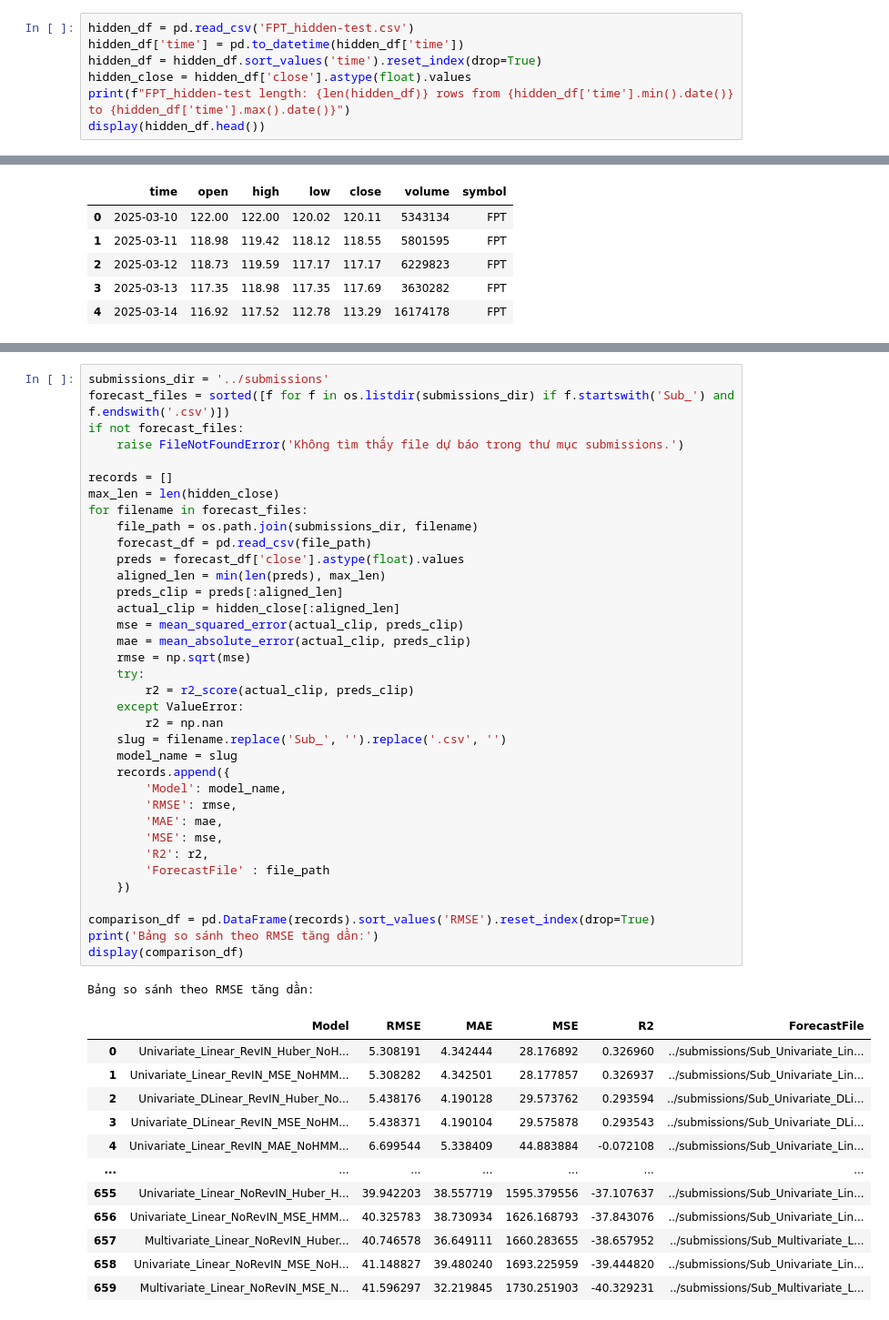
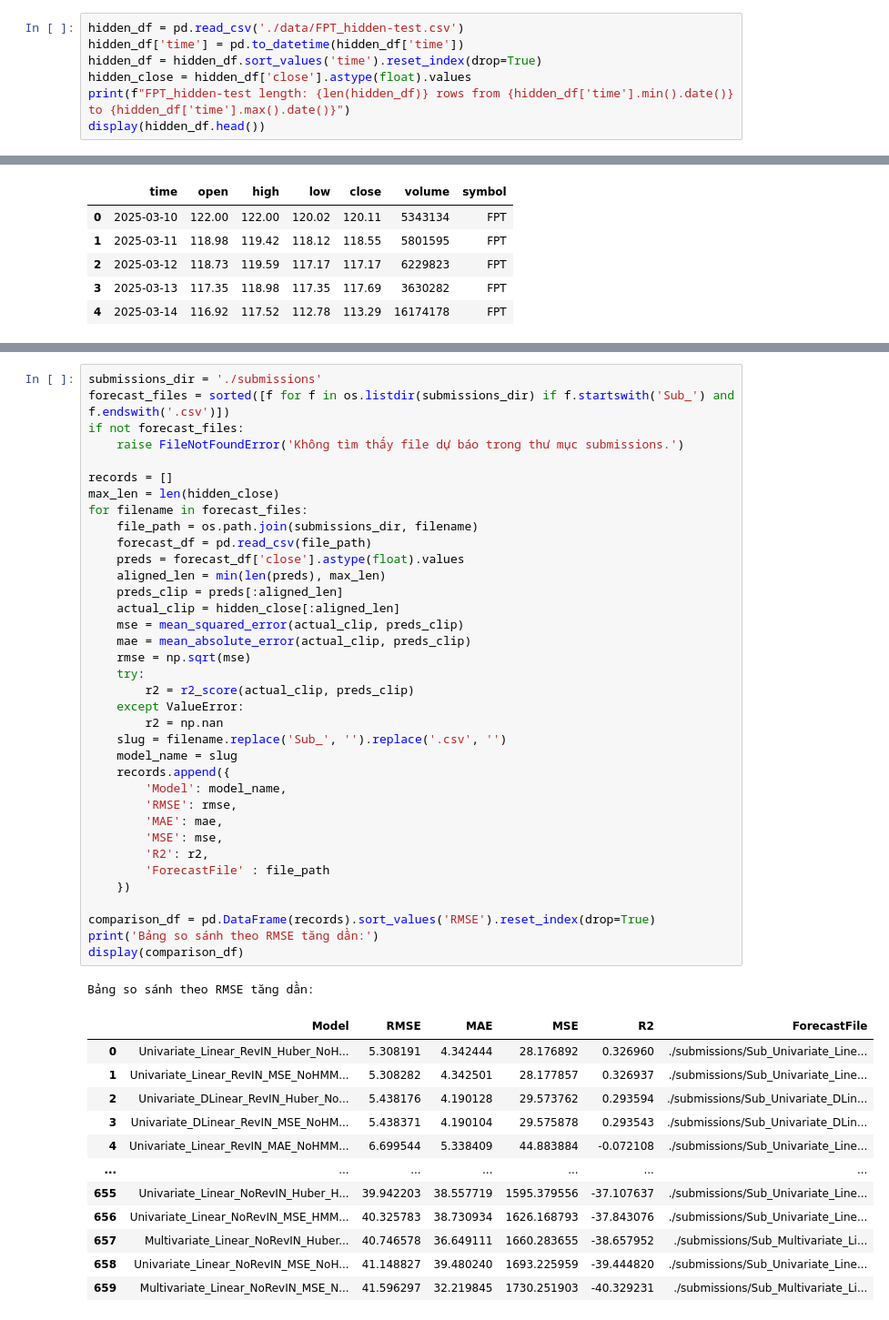
Before and after one commit to Hirin/AIO-Projects, a Jupyter notebook: Project-6.1/FPT_LTSF_Comparison.ipynb, the cells around one changed output, grey strips where cells are left out. Shown at 91% size. Cells and saved outputs as stored; diff of their text form.

```diff
--- a/Project-6.1/FPT_LTSF_Comparison.ipynb
+++ b/Project-6.1/FPT_LTSF_Comparison.ipynb
@@ -11,7 +11,7 @@ from sklearn.metrics import mean_absolute_error, mean_squared_error, r2_score
 
 plt.style.use('seaborn-v0_8')
 # %%
-hidden_df = pd.read_csv('FPT_hidden-test.csv')
+hidden_df = pd.read_csv('./data/FPT_hidden-test.csv')
 hidden_df['time'] = pd.to_datetime(hidden_df['time'])
 hidden_df = hidden_df.sort_values('time').reset_index(drop=True)
 hidden_close = hidden_df['close'].astype(float).values
@@ -28,5 +50,5 @@ FPT_hidden-test length: 69 rows from 2025-03-10 to 2025-06-18
 # %%
-submissions_dir = '../submissions'
+submissions_dir = './submissions'
 forecast_files = sorted([f for f in os.listdir(submissions_dir) if f.startswith('Sub_') and f.endswith('.csv')])
 if not forecast_files:
     raise FileNotFoundError('Không tìm thấy file dự báo trong thư mục submissions.')
@@ -37,44 +59,44 @@ for filename in forecast_files:
     file_path = os.path.join(submissions_dir, filename)
     forecast_df = pd.read_csv(file_path)
     preds = forecast_df['close'].astype(float).values
     aligned_len = min(len(preds), max_len)
     preds_clip = preds[:aligned_len]
     actual_clip = hidden_close[:aligned_len]
     mse = mean_squared_error(actual_clip, preds_clip)
     mae = mean_absolute_error(actual_clip, preds_clip)
     rmse = np.sqrt(mse)
     try:
         r2 = r2_score(actual_clip, preds_clip)
     except ValueError:
         r2 = np.nan
     slug = filename.replace('Sub_', '').replace('.csv', '')
     model_name = slug
     records.append({
         'Model': model_name,
         'RMSE': rmse,
         'MAE': mae,
         'MSE': mse,
         'R2': r2,
         'ForecastFile' : file_path
     })
 
 comparison_df = pd.DataFrame(records).sort_values('RMSE').reset_index(drop=True)
 print('Bảng so sánh theo RMSE tăng dần:')
 display(comparison_df)
 # %% [output]
 Bảng so sánh theo RMSE tăng dần:
 |  | Model | RMSE | MAE | MSE | R2 | ForecastFile |
-| 0 | Univariate_Linear_RevIN_Huber_NoH... | 5.308191 | 4.342444 | 28.176892 | 0.326960 | ../submissions/Sub_Univariate_Lin... |
-| 1 | Univariate_Linear_RevIN_MSE_NoHMM... | 5.308282 | 4.342501 | 28.177857 | 0.326937 | ../submissions/Sub_Univariate_Lin... |
-| 2 | Univariate_DLinear_RevIN_Huber_No... | 5.438176 | 4.190128 | 29.573762 | 0.293594 | ../submissions/Sub_Univariate_DLi... |
-| 3 | Univariate_DLinear_RevIN_MSE_NoHM... | 5.438371 | 4.190104 | 29.575878 | 0.293543 | ../submissions/Sub_Univariate_DLi... |
-| 4 | Univariate_Linear_RevIN_MAE_NoHMM... | 6.699544 | 5.338409 | 44.883884 | -0.072108 | ../submissions/Sub_Univariate_Lin... |
+| 0 | Univariate_Linear_RevIN_Huber_NoH... | 5.308191 | 4.342444 | 28.176892 | 0.326960 | ./submissions/Sub_Univariate_Line... |
+| 1 | Univariate_Linear_RevIN_MSE_NoHMM... | 5.308282 | 4.342501 | 28.177857 | 0.326937 | ./submissions/Sub_Univariate_Line... |
+| 2 | Univariate_DLinear_RevIN_Huber_No... | 5.438176 | 4.190128 | 29.573762 | 0.293594 | ./submissions/Sub_Univariate_DLin... |
+| 3 | Univariate_DLinear_RevIN_MSE_NoHM... | 5.438371 | 4.190104 | 29.575878 | 0.293543 | ./submissions/Sub_Univariate_DLin... |
+| 4 | Univariate_Linear_RevIN_MAE_NoHMM... | 6.699544 | 5.338409 | 44.883884 | -0.072108 | ./submissions/Sub_Univariate_Line... |
 | ... | ... | ... | ... | ... | ... | ... |
-| 655 | Univariate_Linear_NoRevIN_Huber_H... | 39.942203 | 38.557719 | 1595.379556 | -37.107637 | ../submissions/Sub_Univariate_Lin... |
-| 656 | Univariate_Linear_NoRevIN_MSE_HMM... | 40.325783 | 38.730934 | 1626.168793 | -37.843076 | ../submissions/Sub_Univariate_Lin... |
-| 657 | Multivariate_Linear_NoRevIN_Huber... | 40.746578 | 36.649111 | 1660.283655 | -38.657952 | ../submissions/Sub_Multivariate_L... |
-| 658 | Univariate_Linear_NoRevIN_MSE_NoH... | 41.148827 | 39.480240 | 1693.225959 | -39.444820 | ../submissions/Sub_Univariate_Lin... |
-| 659 | Multivariate_Linear_NoRevIN_MSE_N... | 41.596297 | 32.219845 | 1730.251903 | -40.329231 | ../submissions/Sub_Multivariate_L... |
+| 655 | Univariate_Linear_NoRevIN_Huber_H... | 39.942203 | 38.557719 | 1595.379556 | -37.107637 | ./submissions/Sub_Univariate_Line... |
+| 656 | Univariate_Linear_NoRevIN_MSE_HMM... | 40.325783 | 38.730934 | 1626.168793 | -37.843076 | ./submissions/Sub_Univariate_Line... |
+| 657 | Multivariate_Linear_NoRevIN_Huber... | 40.746578 | 36.649111 | 1660.283655 | -38.657952 | ./submissions/Sub_Multivariate_Li... |
+| 658 | Univariate_Linear_NoRevIN_MSE_NoH... | 41.148827 | 39.480240 | 1693.225959 | -39.444820 | ./submissions/Sub_Univariate_Line... |
+| 659 | Multivariate_Linear_NoRevIN_MSE_N... | 41.596297 | 32.219845 | 1730.251903 | -40.329231 | ./submissions/Sub_Multivariate_Li... |
 660 rows × 6 columns
 # %%
 # top_k = min(4, len(comparison_df))
```
Also changed, not shown: parts of 5 cells of this notebook, 1 other file.
